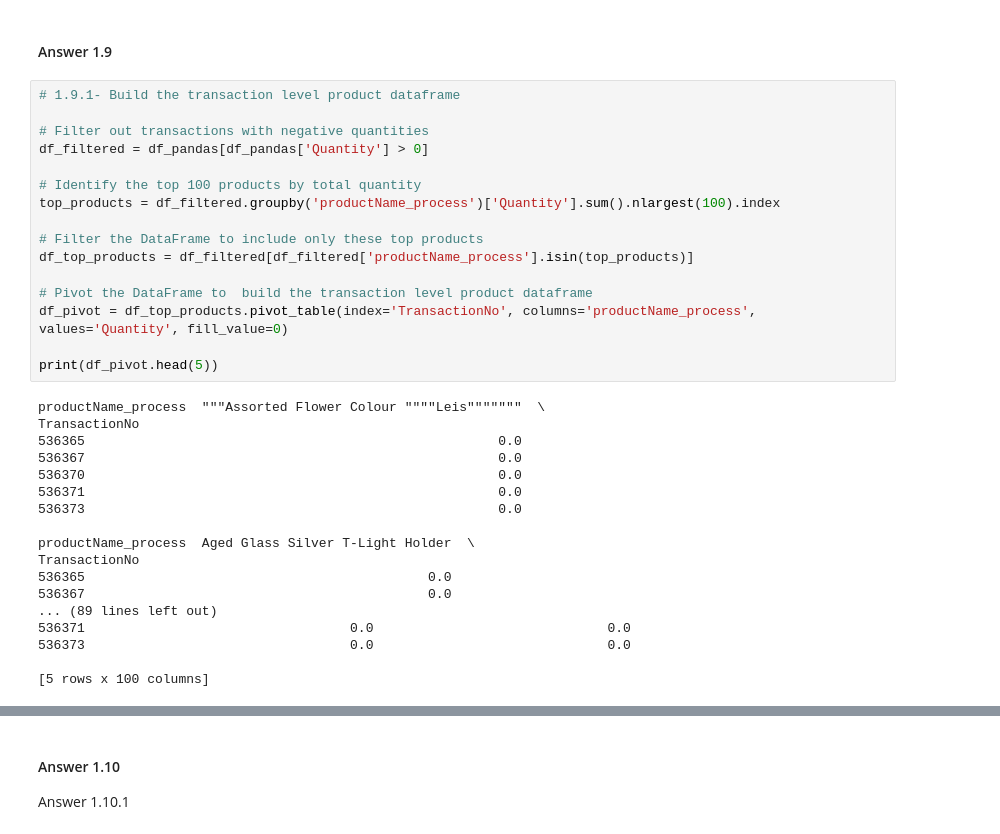
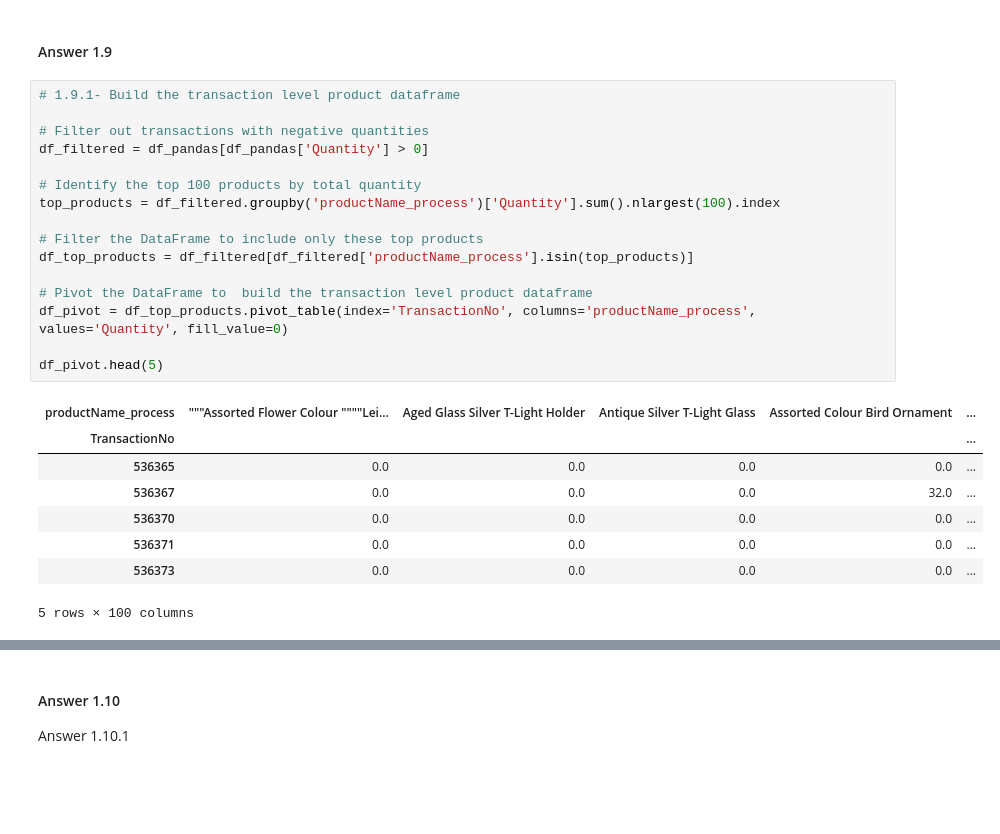
Before and after one commit to VourltazScriptSkid/assignmenttask2, a Jupyter notebook: SIT742AssignmentTask2.ipynb, the cells around one changed output, grey strips where cells are left out. Drawn from its saved outputs; the diff is of its cells as text; blank space fills up the shorter version.

```diff
--- a/SIT742AssignmentTask2.ipynb
+++ b/SIT742AssignmentTask2.ipynb
@@ -442,37 +492,28 @@ Final result for 1.8.4: 1.976
 # %%
 # 1.9.1- Build the transaction level product dataframe
 
 # Filter out transactions with negative quantities
 df_filtered = df_pandas[df_pandas['Quantity'] > 0]
 
 # Identify the top 100 products by total quantity
 top_products = df_filtered.groupby('productName_process')['Quantity'].sum().nlargest(100).index
 
 # Filter the DataFrame to include only these top products
 df_top_products = df_filtered[df_filtered['productName_process'].isin(top_products)]
 
 # Pivot the DataFrame to  build the transaction level product dataframe
 df_pivot = df_top_products.pivot_table(index='TransactionNo', columns='productName_process', values='Quantity', fill_value=0)
 
-print(df_pivot.head(5))
+df_pivot.head(5)
 # %% [output]
+| productName_process | """Assorted Flower Colour """"Lei... | Aged Glass Silver T-Light Holder | Antique Silver T-Light Glass | Assorted Colour Bird Ornament | ... |
+| TransactionNo |  |  |  |  | ... |
+| 536365 | 0.0 | 0.0 | 0.0 | 0.0 | ... |
+| 536367 | 0.0 | 0.0 | 0.0 | 32.0 | ... |
+| 536370 | 0.0 | 0.0 | 0.0 | 0.0 | ... |
+| 536371 | 0.0 | 0.0 | 0.0 | 0.0 | ... |
+| 536373 | 0.0 | 0.0 | 0.0 | 0.0 | ... |
-productName_process  """Assorted Flower Colour """"Leis"""""""  \
-TransactionNo
-536365                                                     0.0
-536367                                                     0.0
-536370                                                     0.0
-536371                                                     0.0
-536373                                                     0.0
-
-productName_process  Aged Glass Silver T-Light Holder  \
-TransactionNo
-536365                                            0.0
-536367                                            0.0
-... (89 lines left out)
-536371                                  0.0                              0.0
-536373                                  0.0                              0.0
-
-[5 rows x 100 columns]
+5 rows × 100 columns
 # %%
 # 1.9.1 -Apriori algorithm to identify items with a minimum support of 1.5% for baskets with 4 or more items
 
```
Also changed, not shown: parts of 17 cells of this notebook.
